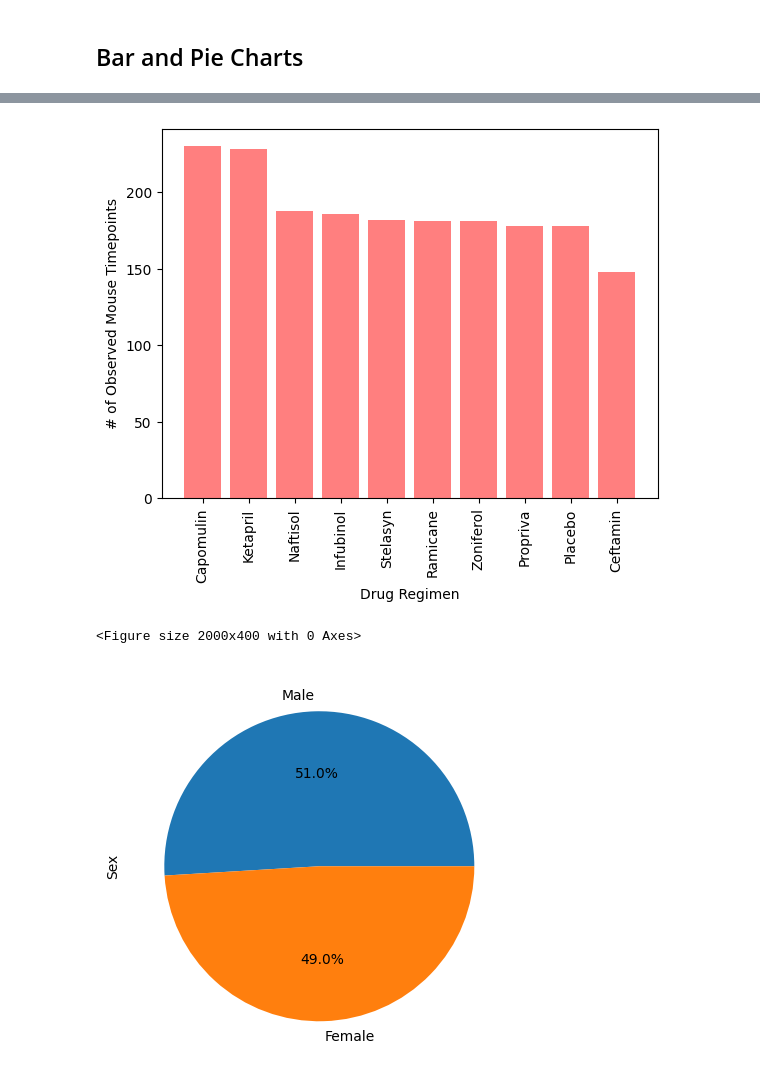
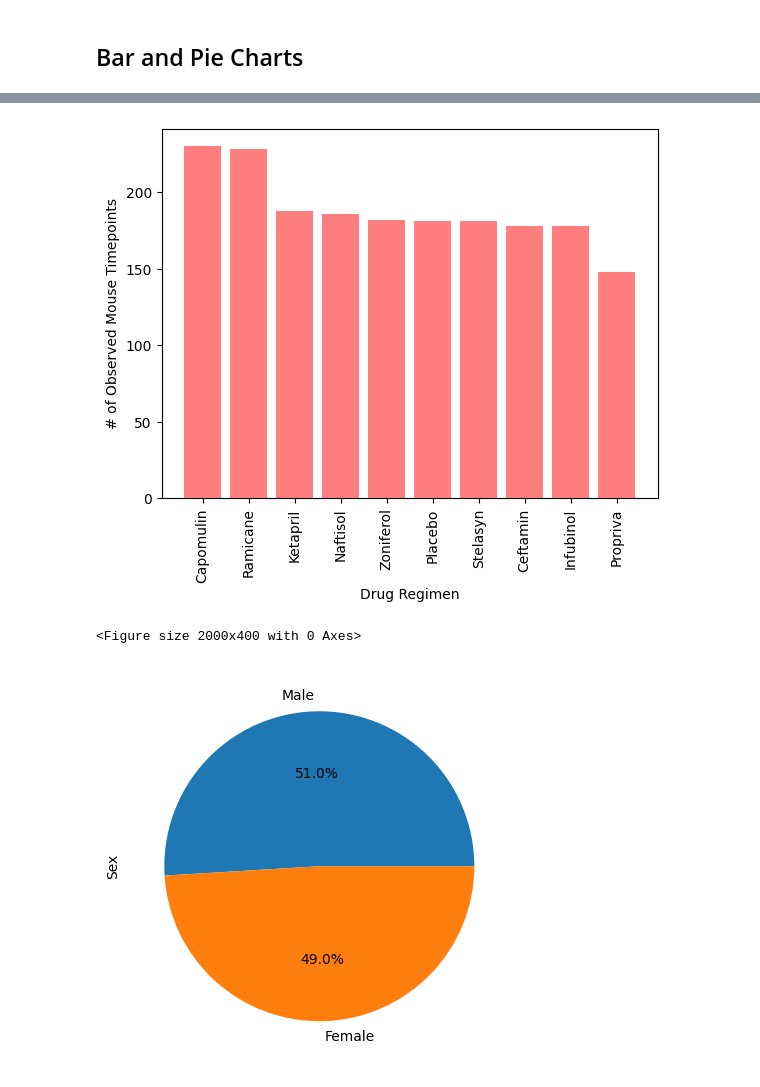
Before and after one commit to EdGonz44/Data_Visualization_challenge, a Jupyter notebook: Pymaceuticals/pymaceuticals_mainscript.ipynb, the cells around one changed output, grey strips where cells are left out. Cells and saved outputs as stored; diff of their text form; code cells hidden in the pictures.

```diff
--- a/Pymaceuticals/pymaceuticals_starter.ipynb
+++ b/Pymaceuticals/pymaceuticals_mainscript.ipynb
@@ -168,18 +181,18 @@ plt.show()
 # %%
 # Generate a bar plot showing the total number of rows (Mouse ID/Timepoints) for each drug regimen using pyplot.
 
 size_reg = clean_df.groupby("Drug Regimen")["Mouse ID"].size()
 size_reg = size_reg.sort_values(ascending = False)
 x_axis = size_reg.index
-plt.bar(unique_reg, size_reg, color = 'red', alpha = 0.5, align="center")
+plt.bar(x_axis, size_reg, color = 'red', alpha = 0.5, align="center")
 tick_locations = [value for value in x_axis]
 plt.xticks(tick_locations, x_axis, rotation = "vertical")
 plt.xlabel("Drug Regimen")
 plt.ylabel("# of Observed Mouse Timepoints")
 plt.figure(figsize = (20, 4))
 plt.show()
 # %% [output]
-[figure, old version]
+[figure, new version]
 <Figure size 2000x400 with 0 Axes>
 # %%
 # Generate a pie plot showing the distribution of female versus male mice using Pandas
```
Also changed, not shown: parts of 8 cells of this notebook.
